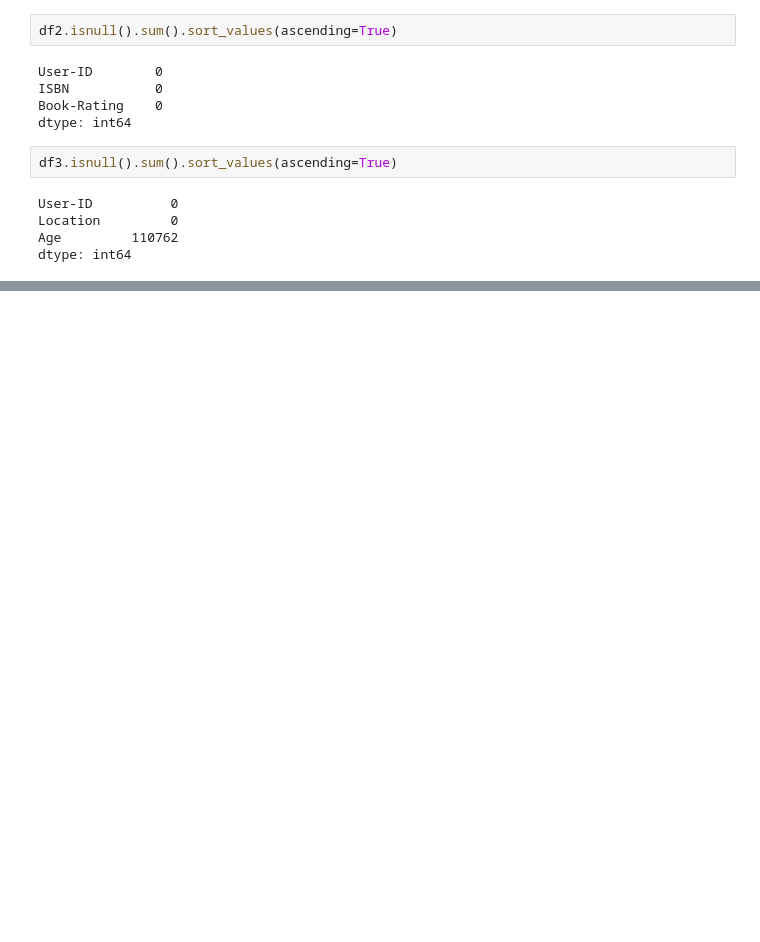
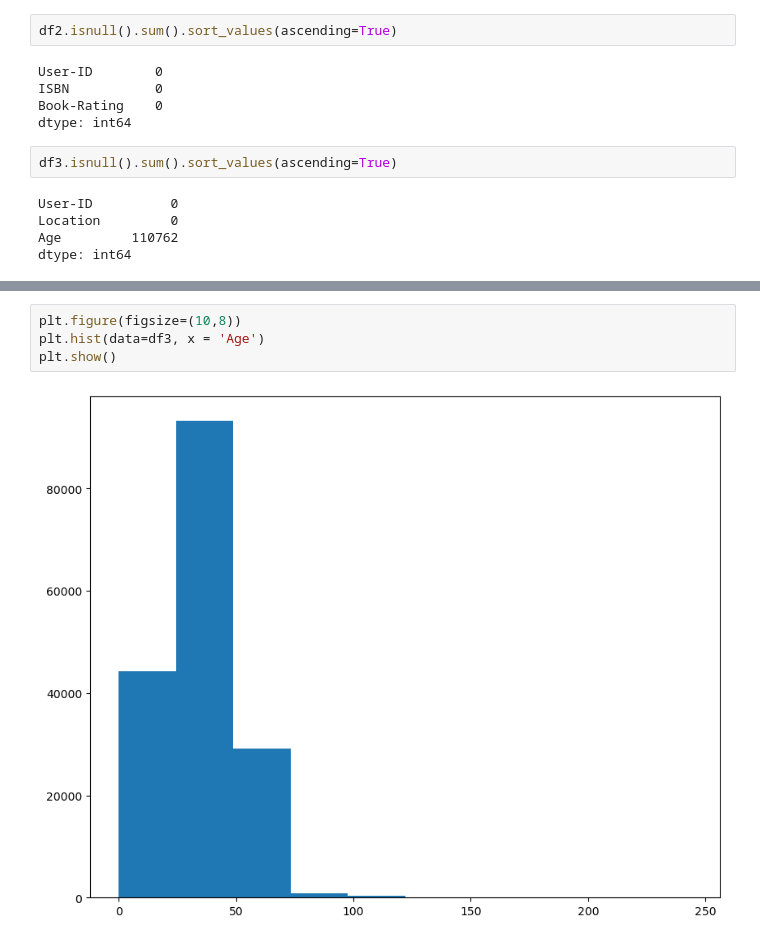
Before and after one commit to flo-shi/Recommender-System, a Jupyter notebook: recommenda system.ipynb, the cells around one changed output, grey strips where cells are left out. Drawn from its saved outputs; the diff is of its cells as text; blank space fills up the shorter version.

```diff
--- a/recommenda system.ipynb
+++ b/recommenda system.ipynb
@@ -146,0 +197,6 @@ dtype: int64
+# %%
+plt.figure(figsize=(10,8))
+plt.hist(data=df3, x = 'Age')
+plt.show()
+# %% [output]
+[figure, added]
```
Also changed, not shown: parts of 21 cells of this notebook.
